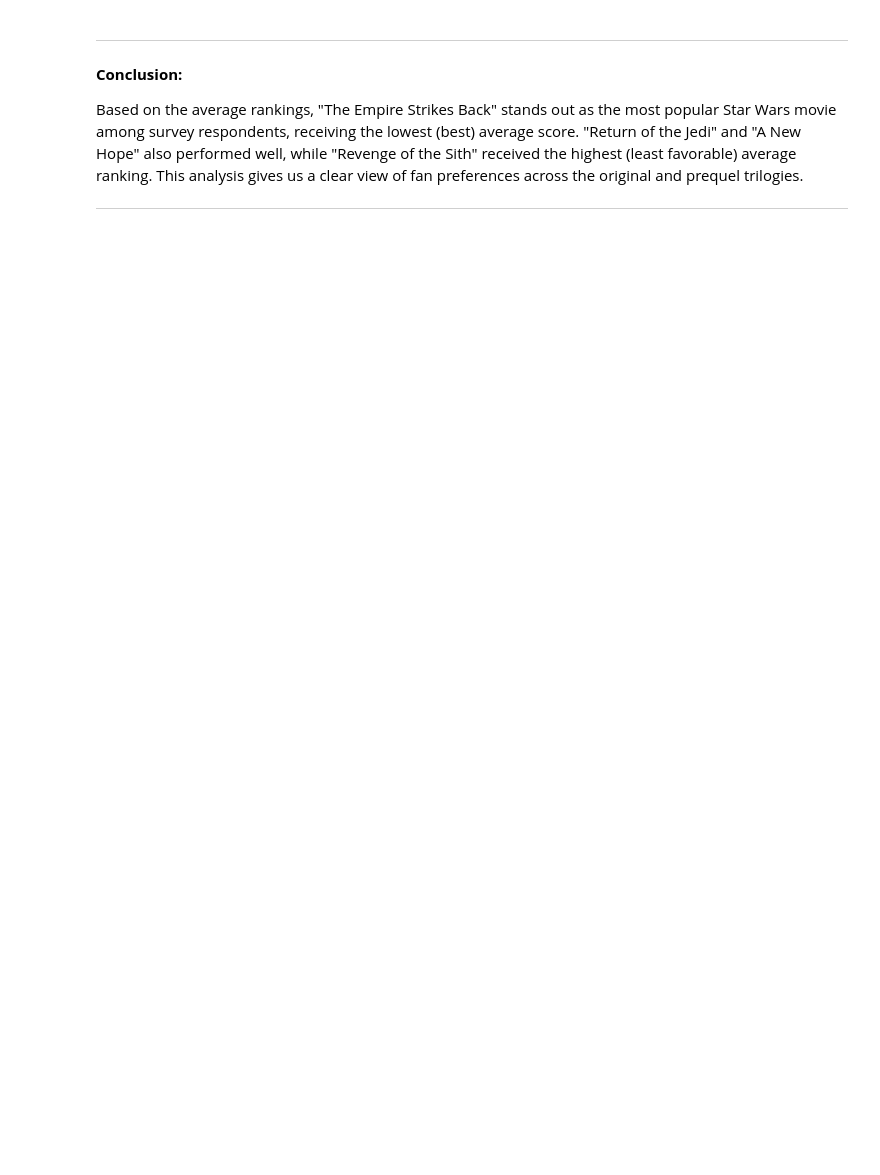
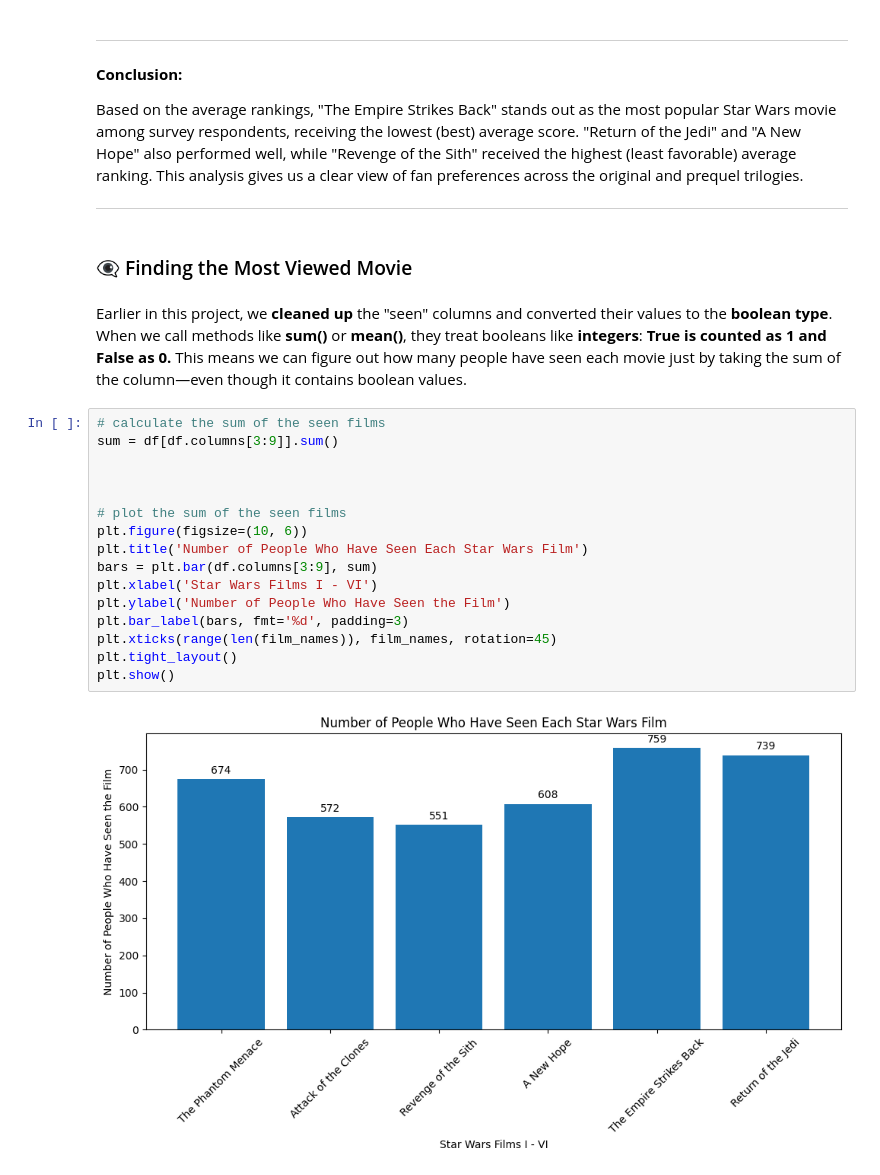
Before and after one commit to jackren0000/Star-Wars-Survey, a Jupyter notebook: main.ipynb, the cells around one changed output. Cells and saved outputs as stored; diff of their text form; blank space fills up the shorter version.

```diff
--- a/main.ipynb
+++ b/main.ipynb
@@ -354,3 +363,27 @@ plt.show()
 Based on the average rankings, "The Empire Strikes Back" stands out as the most popular Star Wars movie among survey respondents, receiving the lowest (best) average score. "Return of the Jedi" and "A New Hope" also performed well, while "Revenge of the Sith" received the highest (least favorable) average ranking. This analysis gives us a clear view of fan preferences across the original and prequel trilogies.
 
 ---
+# %% [markdown]
+### 👁️‍🗨️ Finding the Most Viewed Movie
+# %% [markdown]
+Earlier in this project, we **cleaned up** the "seen" columns and converted their values to the **boolean type**.
+When we call methods like **sum()** or **mean()**, they treat booleans like **integers**: **True is counted as 1 and False as 0.**
+This means we can figure out how many people have seen each movie just by taking the sum of the column—even though it contains boolean values.
+# %%
+# calculate the sum of the seen films
+sum = df[df.columns[3:9]].sum()
+
+
+
+# plot the sum of the seen films
+plt.figure(figsize=(10, 6))
+plt.title('Number of People Who Have Seen Each Star Wars Film')
+bars = plt.bar(df.columns[3:9], sum)
+plt.xlabel('Star Wars Films I - VI')
+plt.ylabel('Number of People Who Have Seen the Film')
+plt.bar_label(bars, fmt='%d', padding=3)
+plt.xticks(range(len(film_names)), film_names, rotation=45)
+plt.tight_layout()
+plt.show()
+# %% [output]
+[figure, added]
```
Also changed, not shown: parts of 13 cells of this notebook.
